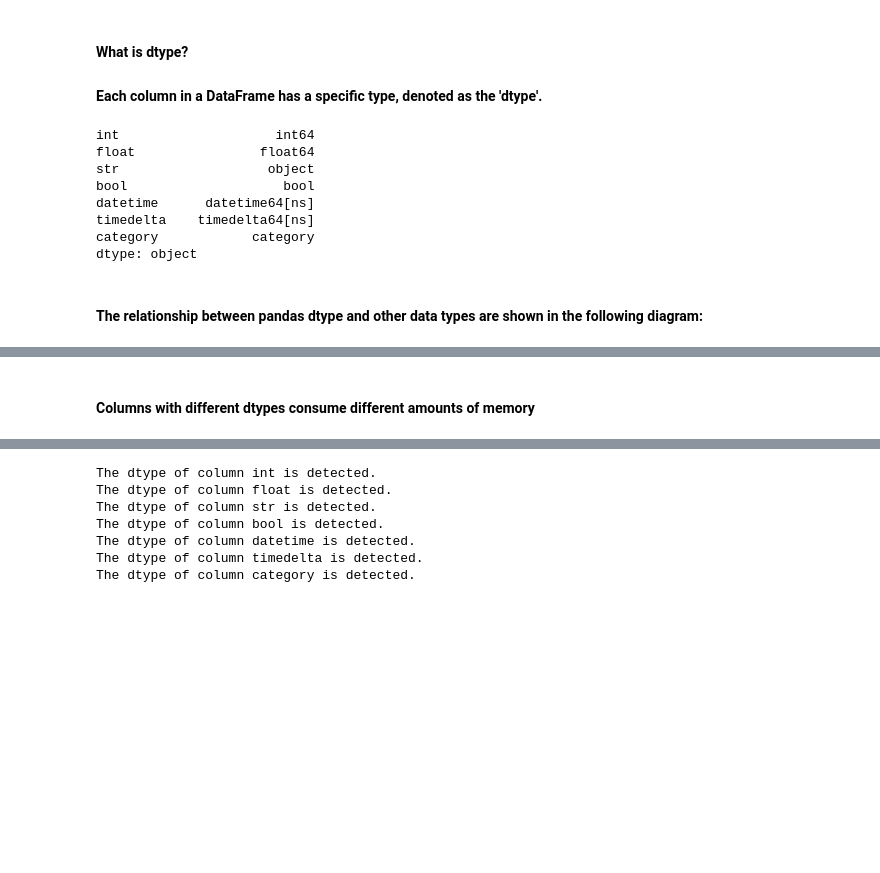
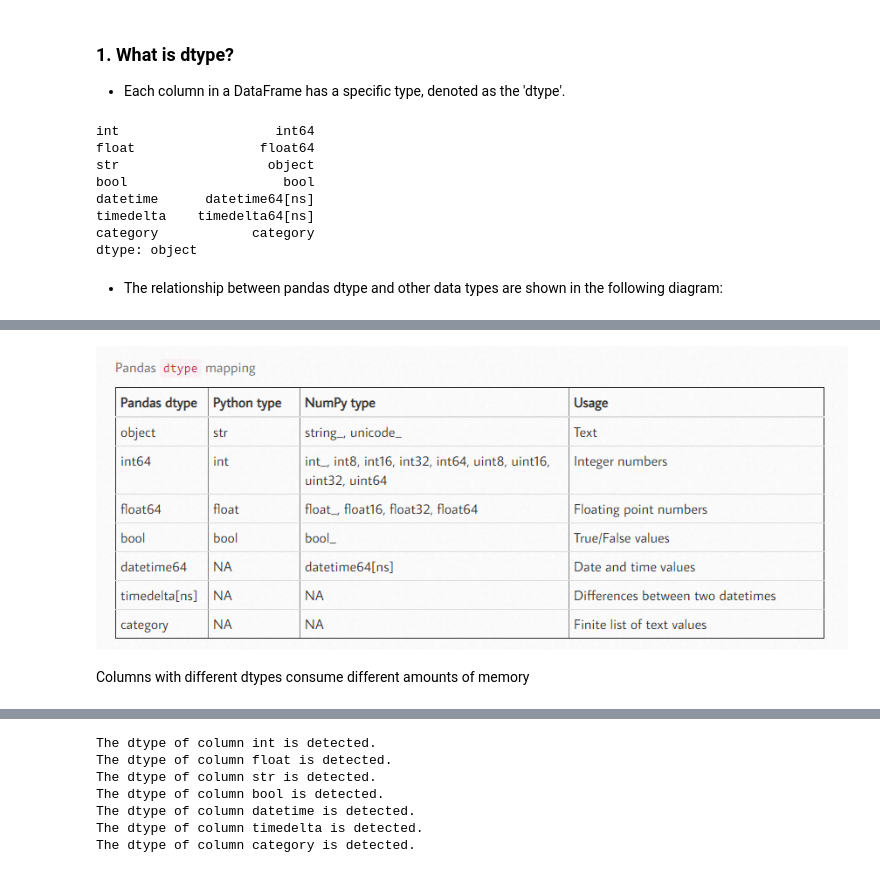
Before and after one commit to Bowen-Guo/DataFrame-Under-The-Hood, a Jupyter notebook: data_frame_dtype.ipynb, the cells around one changed output, grey strips where cells are left out. Saved outputs shown, nothing was run; the diff lists cells and outputs as text; code cells hidden in the pictures; blank space fills up the shorter version.

```diff
--- a/data_frame_dtype.ipynb
+++ b/data_frame_dtype.ipynb
@@ -16,8 +16,8 @@ dictionary = {
 }
 df = pd.DataFrame(dictionary)
 # %% [markdown]
-#### What is dtype?
-#### Each column in a DataFrame has a specific type, denoted as the 'dtype'.
+### 1. What is dtype?
+   * Each column in a DataFrame has a specific type, denoted as the 'dtype'.
 # %%
 """
 Display the dtypes of df
@@ -33,11 +33,11 @@ timedelta    timedelta64[ns]
 category            category
 dtype: object
 # %% [markdown]
-#### The relationship between pandas dtype and other data types are shown in the following diagram:
+* The relationship between pandas dtype and other data types are shown in the following diagram:
 # %%
 """
 Display the diagram
 """
-%%html
-<img src="pandas_dtype_mapping.PNG", width=2000, height=2000>
+from IPython.display import Image
+Image("pandas_dtype_mapping.PNG")
 # %% [output]
@@ -45,5 +44,6 @@ Display the diagram
+[figure, added]
 # %% [markdown]
-#### Columns with different dtypes consume different amounts of memory
+ Columns with different dtypes consume different amounts of memory
 # %%
 """
 Display the memory usage of each column of df
```
Also changed, not shown: parts of 6 cells of this notebook.
